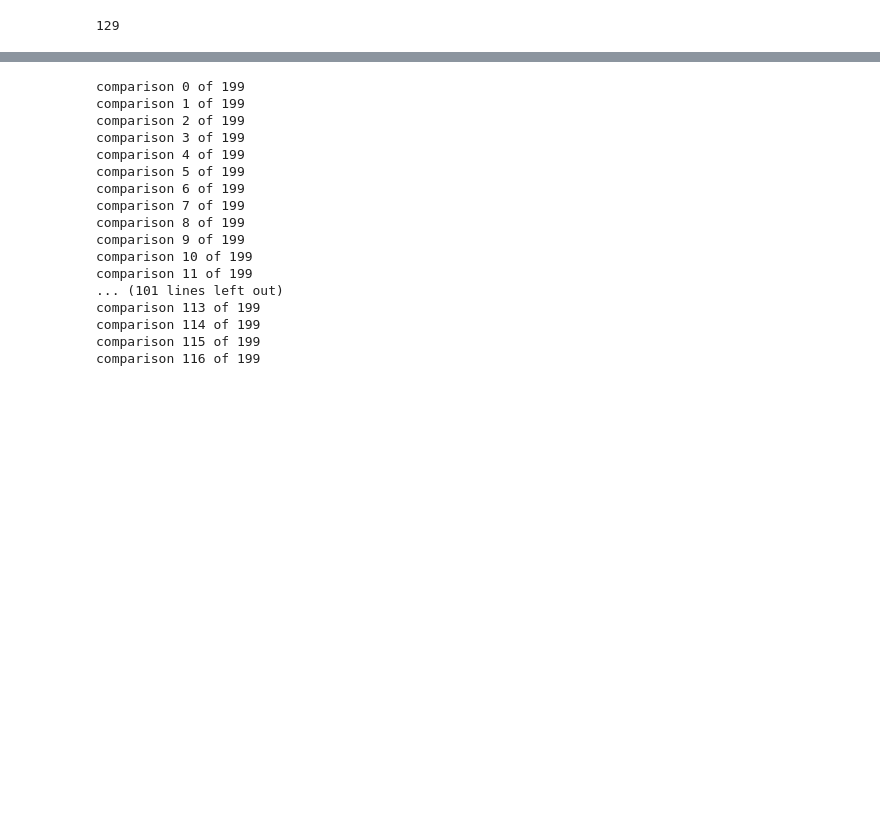
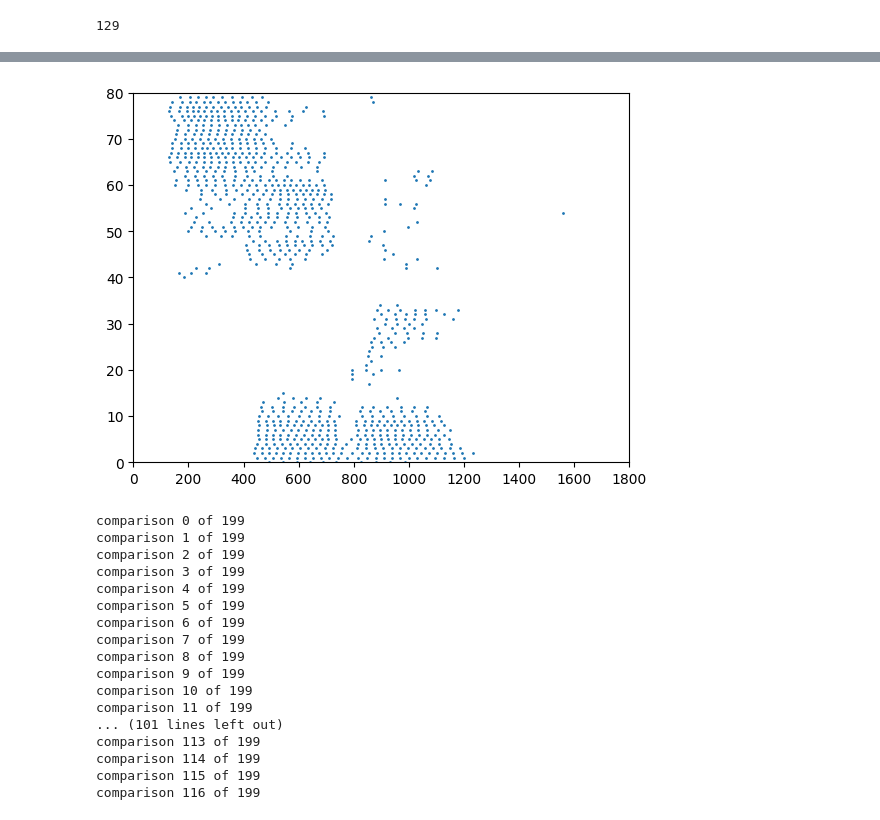
Before and after one commit to thomasshoesmith/Intel-Neuromorphic-Research-Project, a Jupyter notebook: rawHD_analyse_training_data_7.ipynb, the cells around one changed output, grey strips where cells are left out. Cells and saved outputs as stored; diff of their text form; code cells hidden in the pictures; blank space fills up the shorter version.

```diff
--- a/rawHD_analyse_training_data_7.ipynb
+++ b/rawHD_analyse_training_data_7.ipynb
@@ -142,6 +172,8 @@ def normalise_dataset(x_train,
                       y_train,
                       x_lim = 80,
                       t_lim = 1600):
+
+    x_train_new = deepcopy(x_train)
 
     for speaker in np.unique(speakers_list):
         for digit in np.unique(y_train):
@@ -171,3 +203,9 @@ def normalise_dataset(x_train,
                 x_train_array = x_train_array[x_train_array["x"] < x_lim]
                 x_train_array = x_train_array[x_train_array["t"] >= 0]
                 x_train_array = x_train_array[x_train_array["t"] < t_lim]
+
+                x_train_new[np.where(speakers_list == speaker)][np.where(y_train[np.where(speakers_list == speaker)] == digit)][index] = deepcopy(x_train_array)
+
+    return x_train_new, y_train
+# %%
+x, y = normalise_dataset(x_train, y_train)
@@ -188,3 +280,16 @@ for speaker in np.unique(speakers_list):
+# %%
+speaker = 7
+digit = 17
+index = 28
+
+a = x[np.where(speakers_list == speaker)][np.where(y_train[np.where(speakers_list == speaker)] == digit)][index]
+
+plt.scatter(a['t'], a['x'], s = 1)
+plt.ylim(0, 80)
+plt.xlim(0, 1800)
+plt.show()
+# %% [output]
+[figure, added]
 # %%
 intra_VR_distance_mean = np.zeros((10, 20))
 intra_VR_distance_std = np.zeros((10, 20))
```
Also changed, not shown: parts of 10 cells of this notebook.
